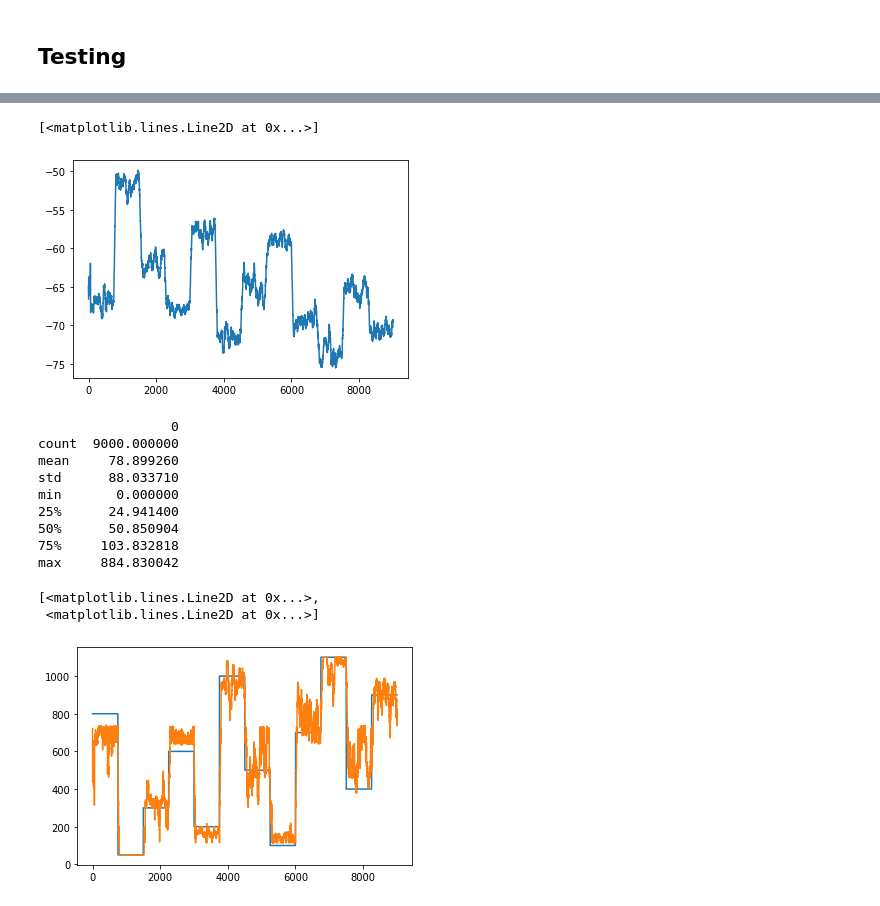
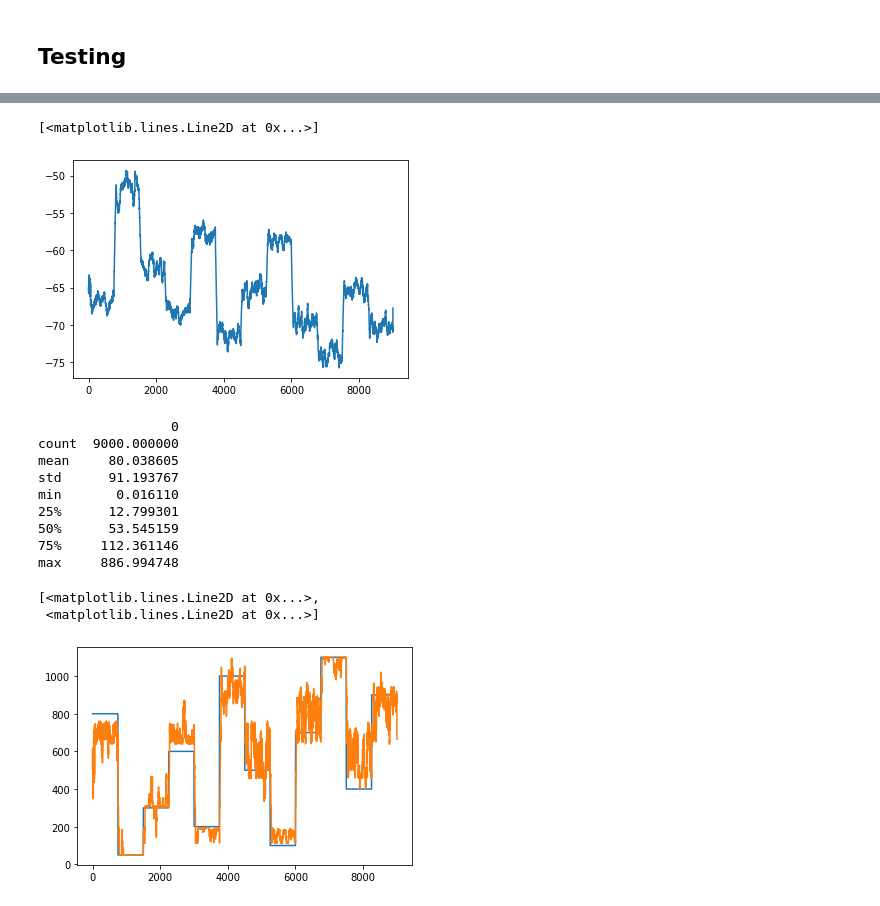
Before and after one commit to B-IoT/Hardware, a Jupyter notebook: Location Engine ML Research/Analyse_RSSI_Rasp.ipynb, the cells around one changed output, grey strips where cells are left out. Cells and saved outputs as stored; diff of their text form; code cells hidden in the pictures.

Commit message:
New model
Trained with more data

```diff
--- a/Location Engine ML Research/Analyse_RSSI_Rasp.ipynb
+++ b/Location Engine ML Research/Analyse_RSSI_Rasp.ipynb
@@ -252,11 +253,11 @@ def feature_augmentation_func(test_set):
     #Train - test split
     return X_scaled, y
 # %%
-feature_df = pd.DataFrame(train_set[["roll","dist"]])
+feature_df = pd.DataFrame(test_df[["roll","dist"]])
 
 X_scaled, y = feature_augmentation_func(feature_df)
 
-X_train, X_test, y_train, y_test = train_test_split(X_scaled, y, test_size=0.1, random_state=42)
+X_train, X_test, y_train, y_test = train_test_split(X_scaled, y, test_size=0.025, random_state=42)
 # %% [markdown]
 # Model testing
 # %% [markdown]
@@ -585,29 +586,29 @@ for i in range(filter_size,  to_plot.shape[0]):
 plt.plot(to_plot.roll)
 # %% [output]
 [<matplotlib.lines.Line2D at 0x...>]
-[figure, old version]
+[figure, new version]
 # %%
 test_aug, expected = feature_augmentation_func(to_plot)
 # %%
-predicted = rfr.predict(test_aug)
+predicted = GBR.predict(test_aug)
 print(pd.DataFrame(np.abs(expected - predicted)).describe())
 
 to_plot= pd.concat([pd.DataFrame(expected), pd.DataFrame(predicted)], axis=1)
 to_plot.columns = ['dist', 'pred']
 plt.plot(to_plot)
 # %% [output]
                  0
 count  9000.000000
-mean     78.899260
-std      88.033710
-min       0.000000
-25%      24.941400
-50%      50.850904
-75%     103.832818
-max     884.830042
+mean     80.038605
+std      91.193767
+min       0.016110
+25%      12.799301
+50%      53.545159
+75%     112.361146
+max     886.994748
 [<matplotlib.lines.Line2D at 0x...>,
  <matplotlib.lines.Line2D at 0x...>]
-[figure, old version]
+[figure, new version]
 # %%
 filter_size = 30
 
```
Also changed, not shown: parts of 7 cells of this notebook, 5 other files.
